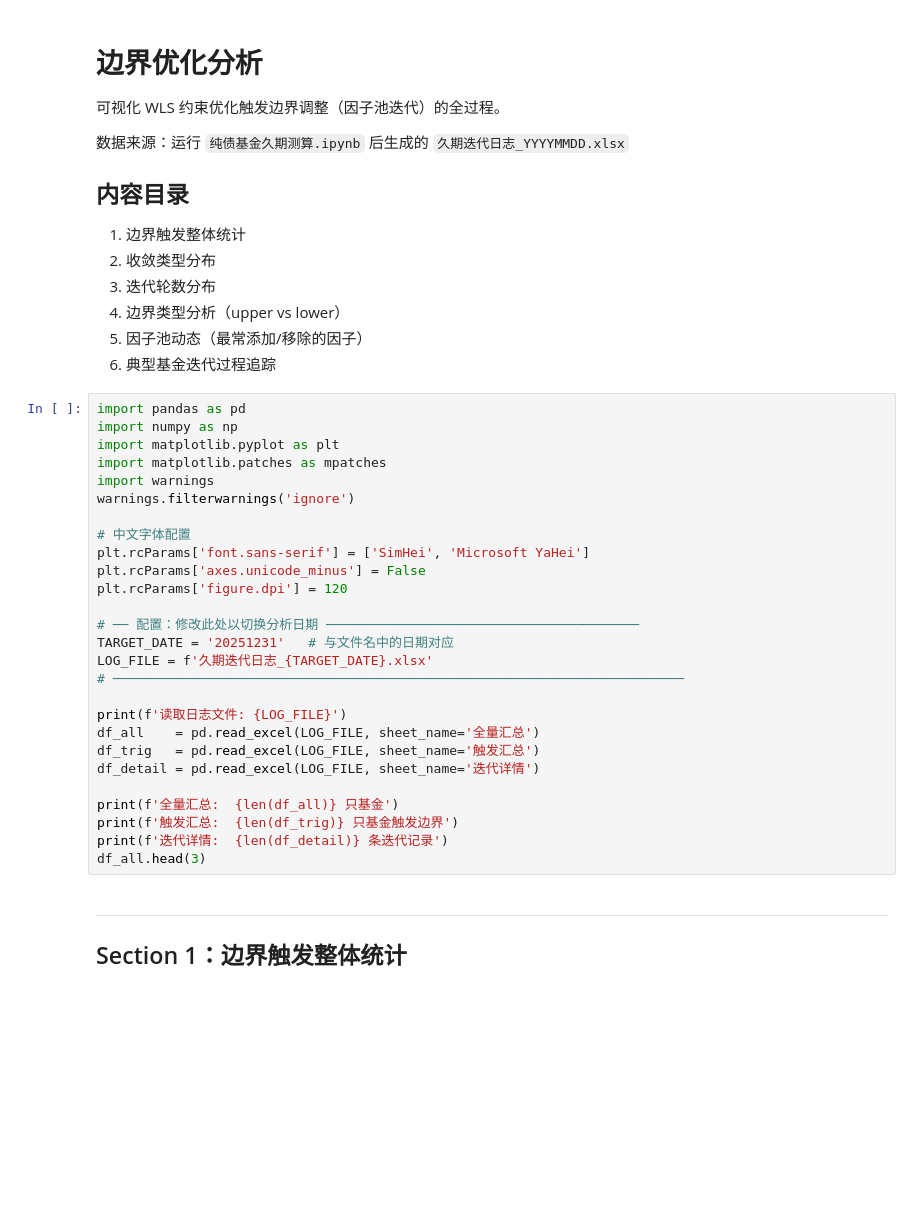
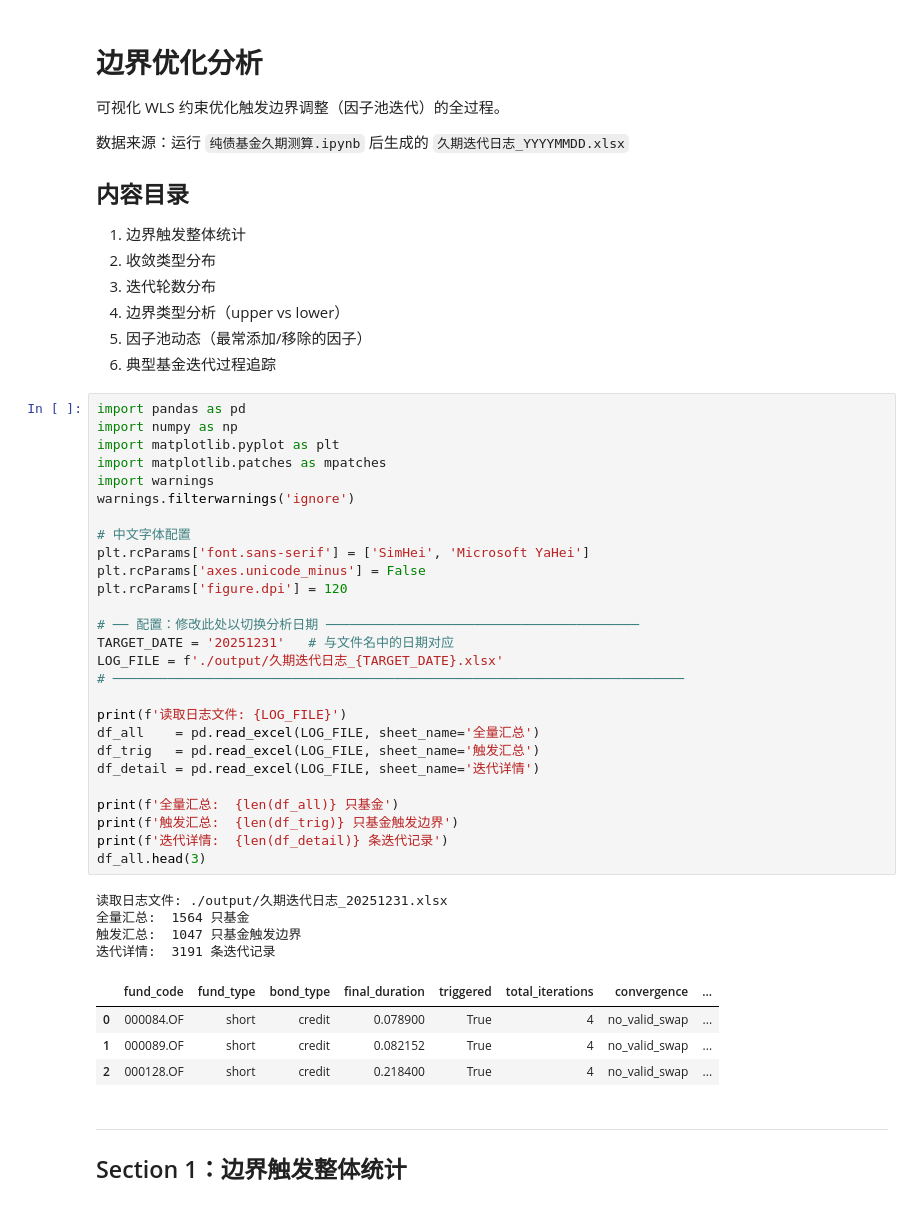
Before and after one commit to Zhong-Minghao/fund_duration, a Jupyter notebook: 边界优化分析.ipynb, the cells around one changed output. Saved outputs shown, nothing was run; the diff lists cells and outputs as text; blank space fills up the shorter version.

```diff
--- a/边界优化分析.ipynb
+++ b/边界优化分析.ipynb
@@ -15,30 +15,39 @@
 # %%
 import pandas as pd
 import numpy as np
 import matplotlib.pyplot as plt
 import matplotlib.patches as mpatches
 import warnings
 warnings.filterwarnings('ignore')
 
 # 中文字体配置
 plt.rcParams['font.sans-serif'] = ['SimHei', 'Microsoft YaHei']
 plt.rcParams['axes.unicode_minus'] = False
 plt.rcParams['figure.dpi'] = 120
 
 # ── 配置：修改此处以切换分析日期 ────────────────────────────────────────
 TARGET_DATE = '20251231'   # 与文件名中的日期对应
-LOG_FILE = f'久期迭代日志_{TARGET_DATE}.xlsx'
+LOG_FILE = f'./output/久期迭代日志_{TARGET_DATE}.xlsx'
 # ─────────────────────────────────────────────────────────────────────────
 
 print(f'读取日志文件: {LOG_FILE}')
 df_all    = pd.read_excel(LOG_FILE, sheet_name='全量汇总')
 df_trig   = pd.read_excel(LOG_FILE, sheet_name='触发汇总')
 df_detail = pd.read_excel(LOG_FILE, sheet_name='迭代详情')
 
 print(f'全量汇总:  {len(df_all)} 只基金')
 print(f'触发汇总:  {len(df_trig)} 只基金触发边界')
 print(f'迭代详情:  {len(df_detail)} 条迭代记录')
 df_all.head(3)
+# %% [output]
+读取日志文件: ./output/久期迭代日志_20251231.xlsx
+全量汇总:  1564 只基金
+触发汇总:  1047 只基金触发边界
+迭代详情:  3191 条迭代记录
+|  | fund_code | fund_type | bond_type | final_duration | triggered | total_iterations | convergence | ... |
+| 0 | 000084.OF | short | credit | 0.078900 | True | 4 | no_valid_swap | ... |
+| 1 | 000089.OF | short | credit | 0.082152 | True | 4 | no_valid_swap | ... |
+| 2 | 000128.OF | short | credit | 0.218400 | True | 4 | no_valid_swap | ... |
 # %% [markdown]
 ---
 ## Section 1：边界触发整体统计
```
Also changed, not shown: parts of 9 cells of this notebook, 5 other files.
